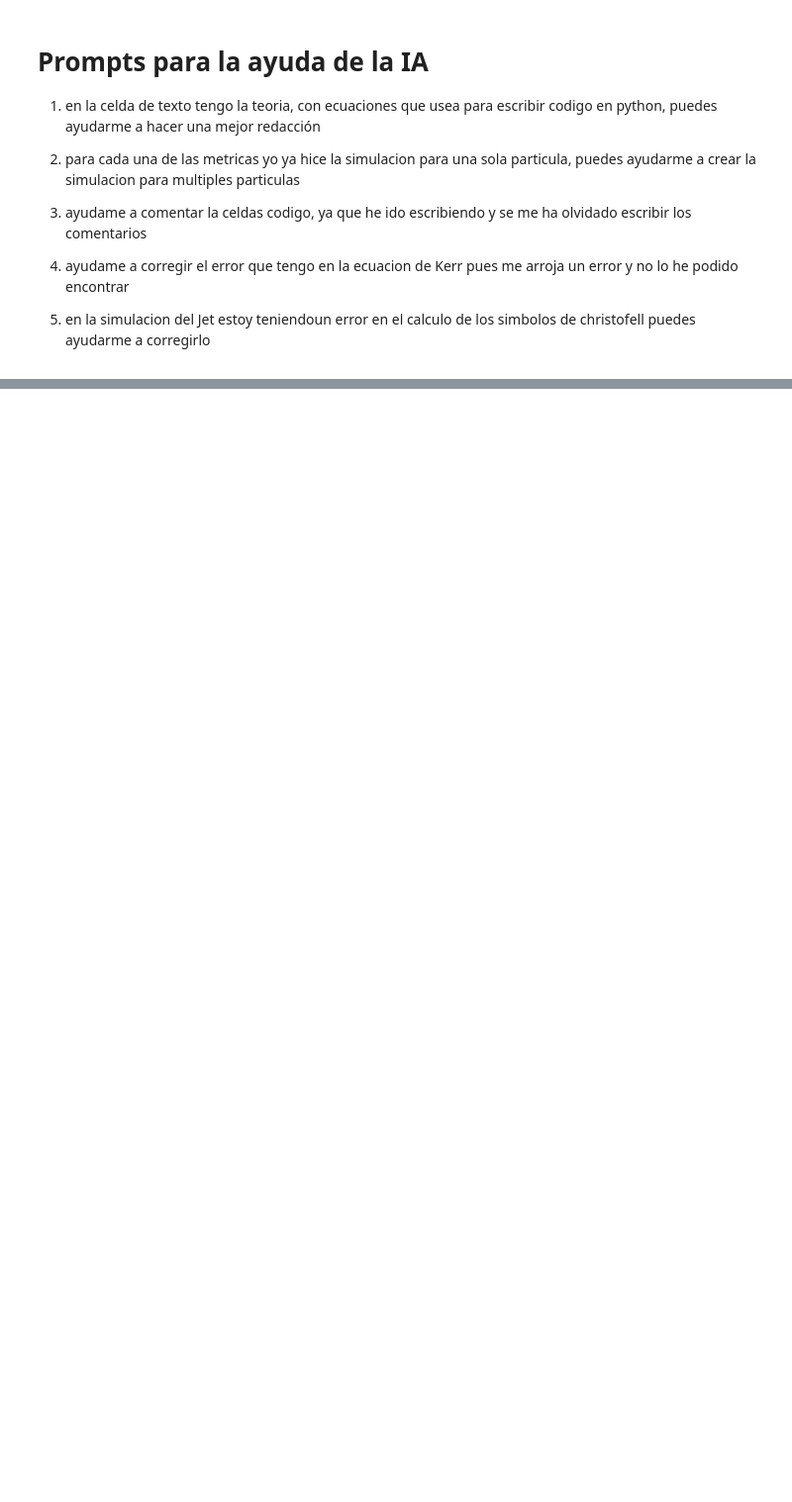
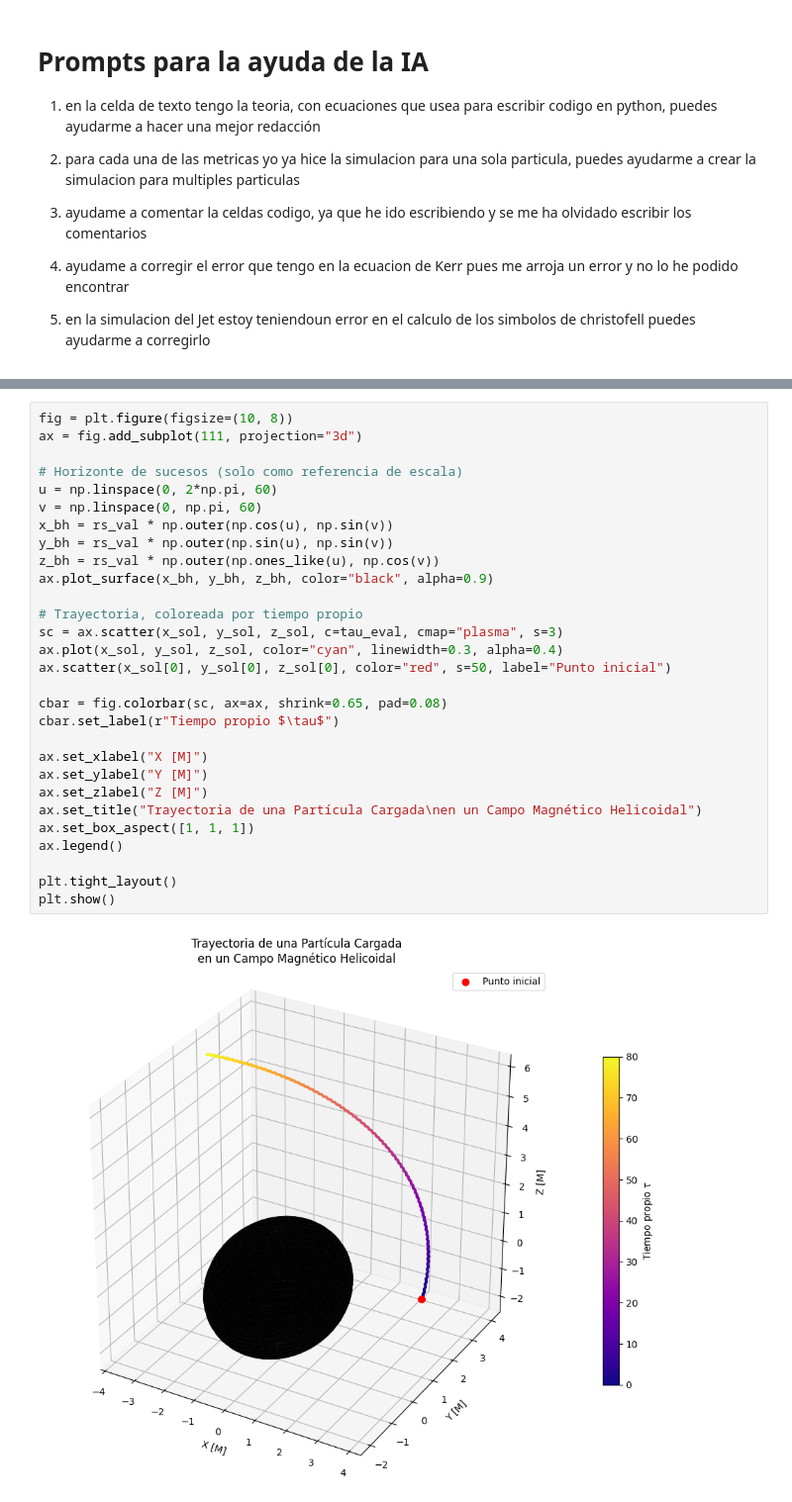
Before and after one commit to nicolasloaizac/Proyecto_Final, a Jupyter notebook: Proyecto_Final.ipynb, the cells around one changed output, grey strips where cells are left out. Shown at 99% size. Drawn from its saved outputs; the diff is of its cells as text; blank space fills up the shorter version.

```diff
--- a/Proyecto_Final.ipynb
+++ b/Proyecto_Final.ipynb
@@ -2718,0 +2496,31 @@ plt.show()
+# %%
+fig = plt.figure(figsize=(10, 8))
+ax = fig.add_subplot(111, projection="3d")
+
+# Horizonte de sucesos (solo como referencia de escala)
+u = np.linspace(0, 2*np.pi, 60)
+v = np.linspace(0, np.pi, 60)
+x_bh = rs_val * np.outer(np.cos(u), np.sin(v))
+y_bh = rs_val * np.outer(np.sin(u), np.sin(v))
+z_bh = rs_val * np.outer(np.ones_like(u), np.cos(v))
+ax.plot_surface(x_bh, y_bh, z_bh, color="black", alpha=0.9)
+
+# Trayectoria, coloreada por tiempo propio
+sc = ax.scatter(x_sol, y_sol, z_sol, c=tau_eval, cmap="plasma", s=3)
+ax.plot(x_sol, y_sol, z_sol, color="cyan", linewidth=0.3, alpha=0.4)
+ax.scatter(x_sol[0], y_sol[0], z_sol[0], color="red", s=50, label="Punto inicial")
+
+cbar = fig.colorbar(sc, ax=ax, shrink=0.65, pad=0.08)
+cbar.set_label(r"Tiempo propio $\tau$")
+
+ax.set_xlabel("X [M]")
+ax.set_ylabel("Y [M]")
+ax.set_zlabel("Z [M]")
+ax.set_title("Trayectoria de una Partícula Cargada\nen un Campo Magnético Helicoidal")
+ax.set_box_aspect([1, 1, 1])
+ax.legend()
+
+plt.tight_layout()
+plt.show()
+# %% [output]
+[figure, added]
```
Also changed, not shown: parts of 12 cells of this notebook.
